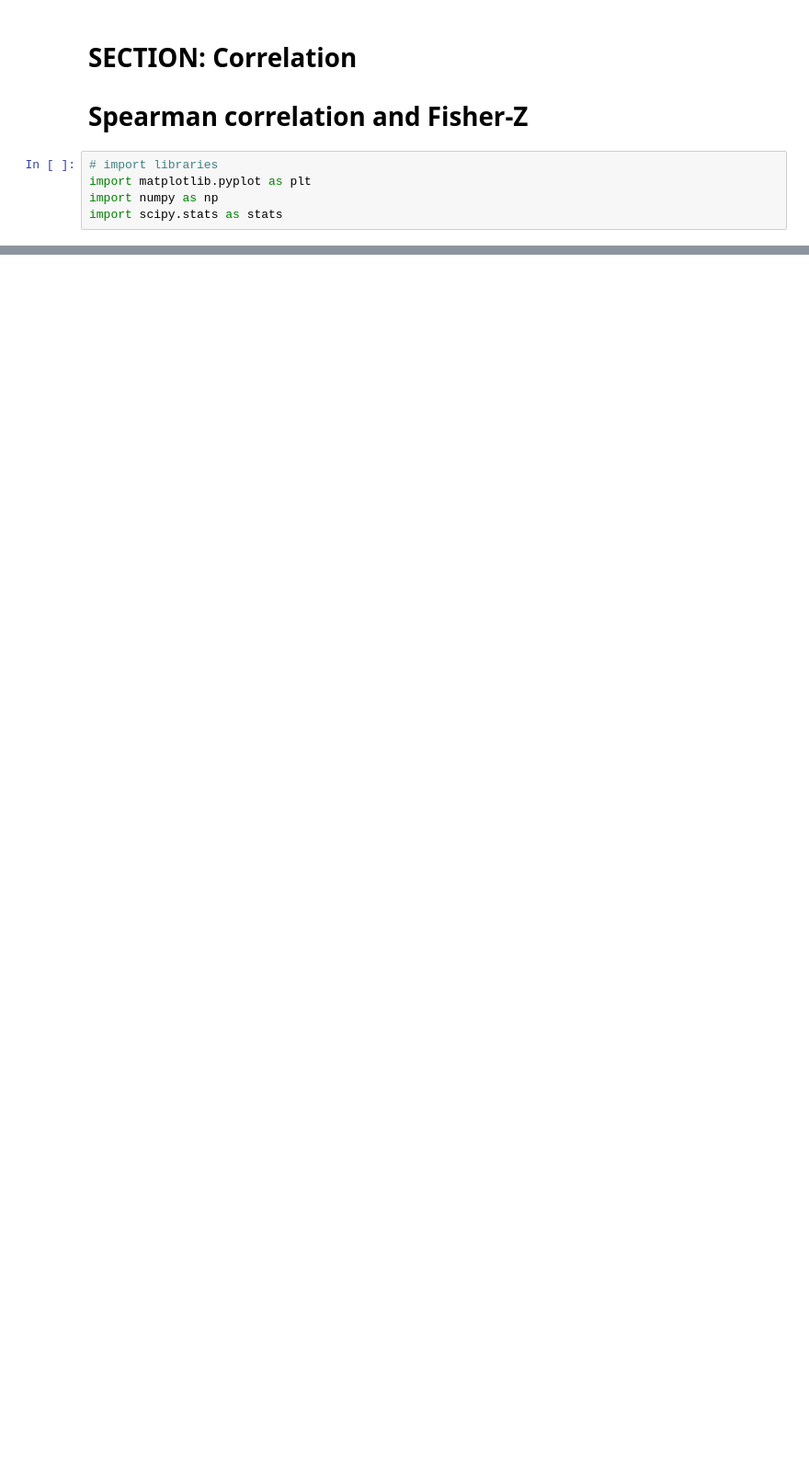
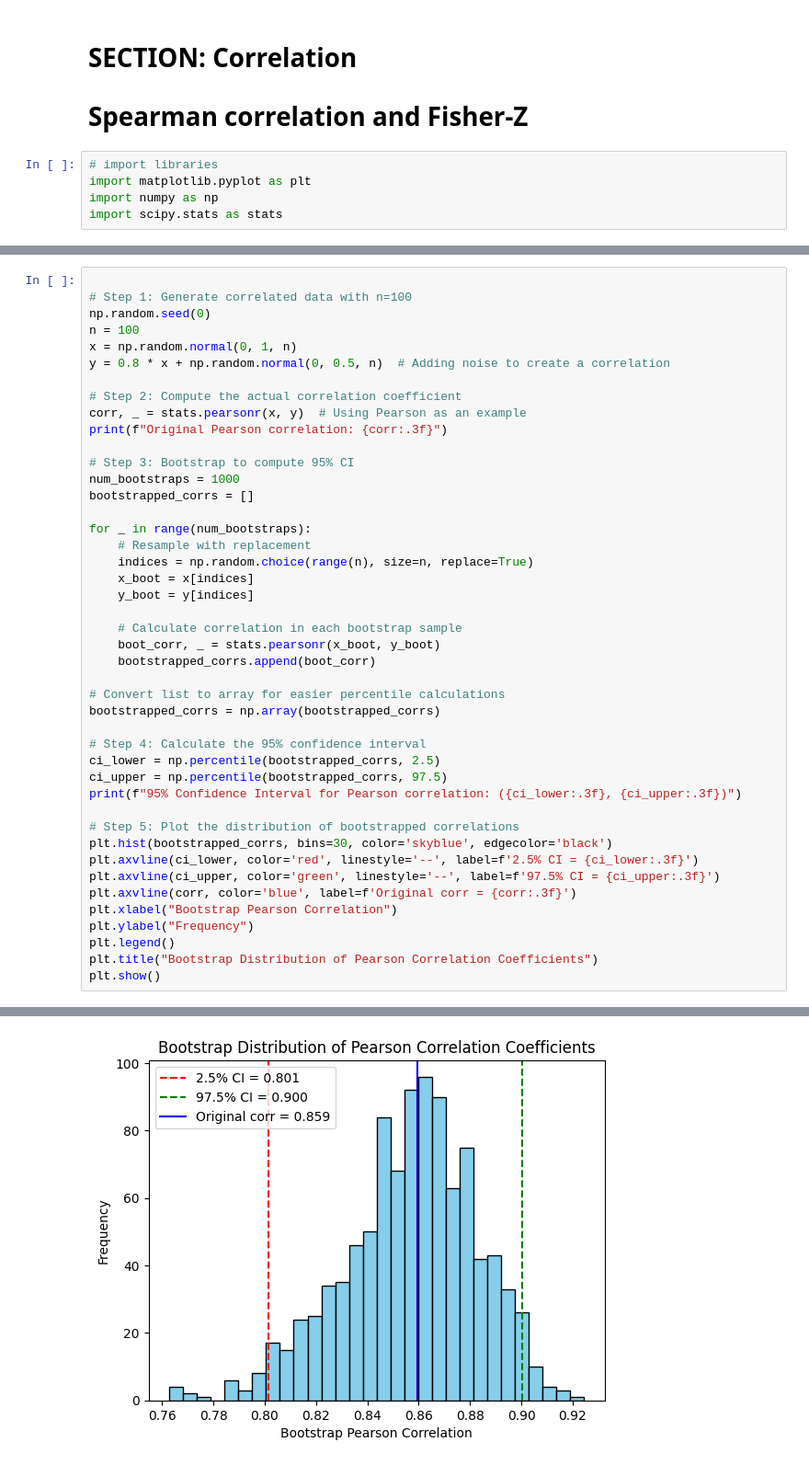
Before and after one commit to SiracencoSerghei/Statistics_and_ML, a Jupyter notebook: 2.8_correlation/stats_corr_Spearman.ipynb, the cells around one changed output, grey strips where cells are left out. Shown at 92% size. Saved outputs shown, nothing was run; the diff lists cells and outputs as text; blank space fills up the shorter version.

```diff
--- a/2.8_correlation/stats_corr_Spearman.ipynb
+++ b/2.8_correlation/stats_corr_Spearman.ipynb
@@ -78,0 +159,45 @@ plt.show()
+# %%
+
+# Step 1: Generate correlated data with n=100
+np.random.seed(0)
+n = 100
+x = np.random.normal(0, 1, n)
+y = 0.8 * x + np.random.normal(0, 0.5, n)  # Adding noise to create a correlation
+
+# Step 2: Compute the actual correlation coefficient
+corr, _ = stats.pearsonr(x, y)  # Using Pearson as an example
+print(f"Original Pearson correlation: {corr:.3f}")
+
+# Step 3: Bootstrap to compute 95% CI
+num_bootstraps = 1000
+bootstrapped_corrs = []
+
+for _ in range(num_bootstraps):
+    # Resample with replacement
+    indices = np.random.choice(range(n), size=n, replace=True)
+    x_boot = x[indices]
+    y_boot = y[indices]
+
+    # Calculate correlation in each bootstrap sample
+    boot_corr, _ = stats.pearsonr(x_boot, y_boot)
+    bootstrapped_corrs.append(boot_corr)
+
+# Convert list to array for easier percentile calculations
+bootstrapped_corrs = np.array(bootstrapped_corrs)
+
+# Step 4: Calculate the 95% confidence interval
+ci_lower = np.percentile(bootstrapped_corrs, 2.5)
+ci_upper = np.percentile(bootstrapped_corrs, 97.5)
+print(f"95% Confidence Interval for Pearson correlation: ({ci_lower:.3f}, {ci_upper:.3f})")
+
+# Step 5: Plot the distribution of bootstrapped correlations
+plt.hist(bootstrapped_corrs, bins=30, color='skyblue', edgecolor='black')
+plt.axvline(ci_lower, color='red', linestyle='--', label=f'2.5% CI = {ci_lower:.3f}')
+plt.axvline(ci_upper, color='green', linestyle='--', label=f'97.5% CI = {ci_upper:.3f}')
+plt.axvline(corr, color='blue', label=f'Original corr = {corr:.3f}')
+plt.xlabel("Bootstrap Pearson Correlation")
+plt.ylabel("Frequency")
+plt.legend()
+plt.title("Bootstrap Distribution of Pearson Correlation Coefficients")
+plt.show()
+# %% [output]
@@ -78,0 +206 @@ plt.show()
+[figure, added]
```
Also changed, not shown: parts of 11 cells of this notebook.
